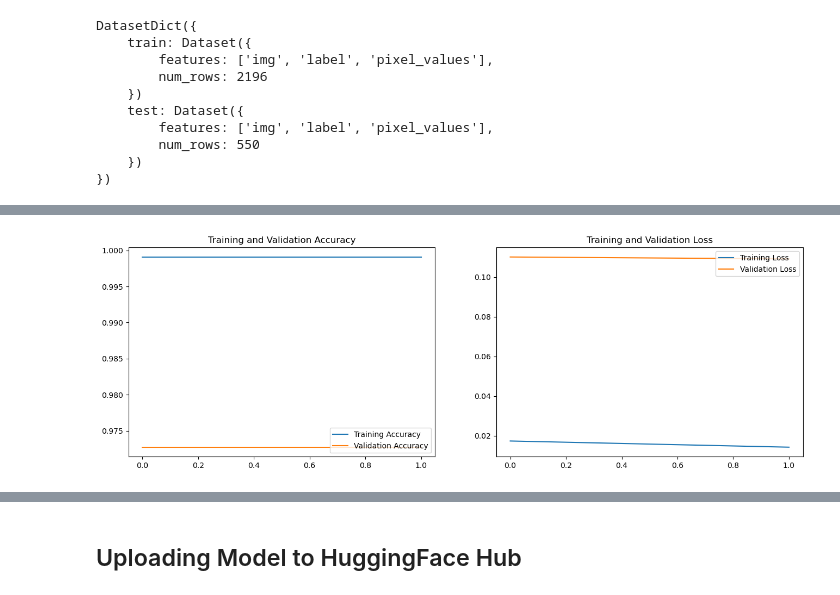
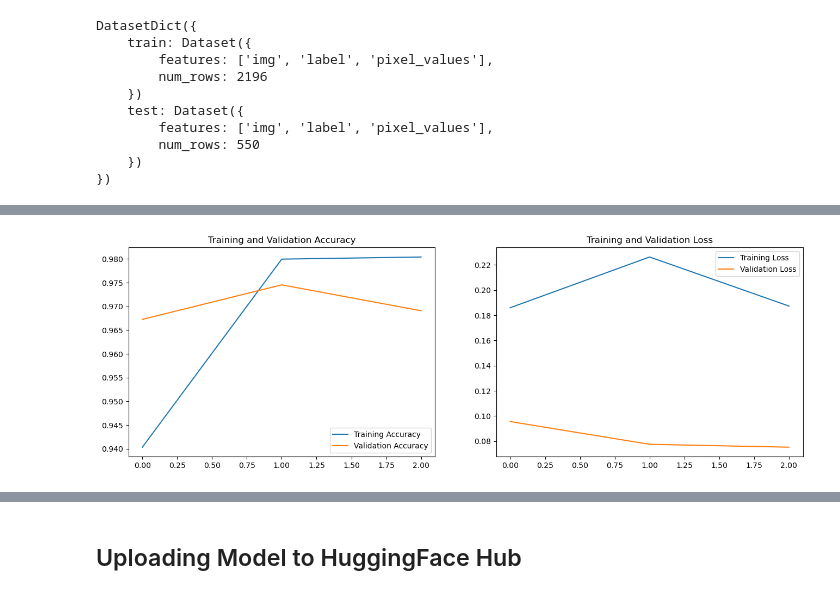
Before and after one commit to Biased-Outliers/operation-blossom, a Jupyter notebook: visual_transformers.ipynb, the cells around one changed output, grey strips where cells are left out. Drawn from its saved outputs; the diff is of its cells as text; code cells hidden in the pictures.

```diff
--- a/visual_transformers.ipynb
+++ b/visual_transformers.ipynb
@@ -176,13 +176,20 @@ optimizer, lr_schedule = create_optimizer(
 )
 
 # load pre-trained ViT model
-model = TFViTForImageClassification.from_pretrained(
+vit_model = TFViTForImageClassification.from_pretrained(
     model_path,
-    num_labels=len(img_class_labels),
-    id2label=id2label,
-    label2id=label2id,
+#     num_labels=len(img_class_labels),
+#     id2label=id2label,
+#     label2id=label2id,
     ignore_mismatched_sizes=True
 )
+
+model = tf.keras.models.Sequential([
+    tf.keras.layers.Input((3,224,224)),
+    vit_model.layers[0],
+    tf.keras.layers.Flatten(),
+    tf.keras.layers.Dense(5)
+])
 
 # define loss
 loss=tf.keras.losses.SparseCategoricalCrossentropy(from_logits=True)
@@ -233,4 +264,4 @@ Epoch 2/3
 # %%
-hf.plot_history(history, epochs=2)
+hf.plot_history(history, epochs=3)
 # %% [output]
-[figure, old version]
+[figure, new version]
```
Also changed, not shown: parts of 5 cells of this notebook, 9 other files.
